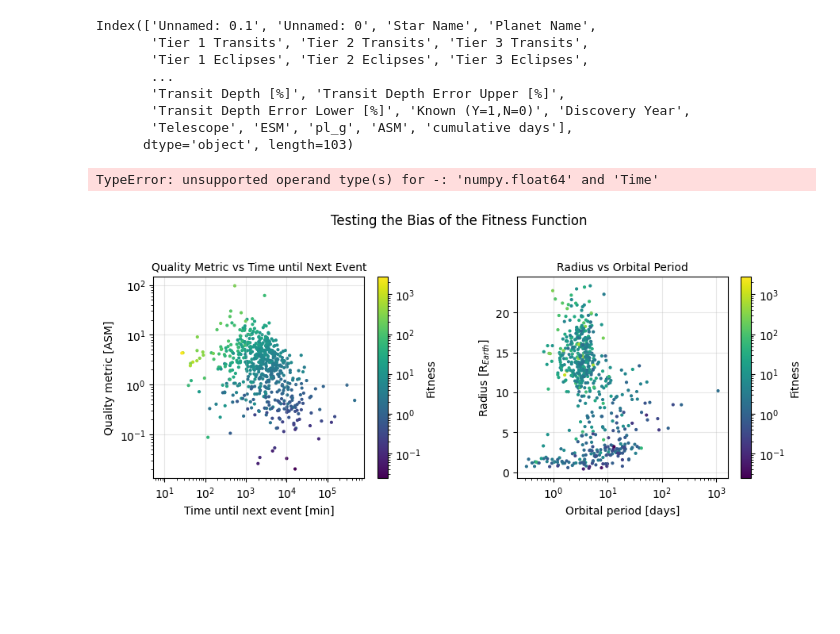
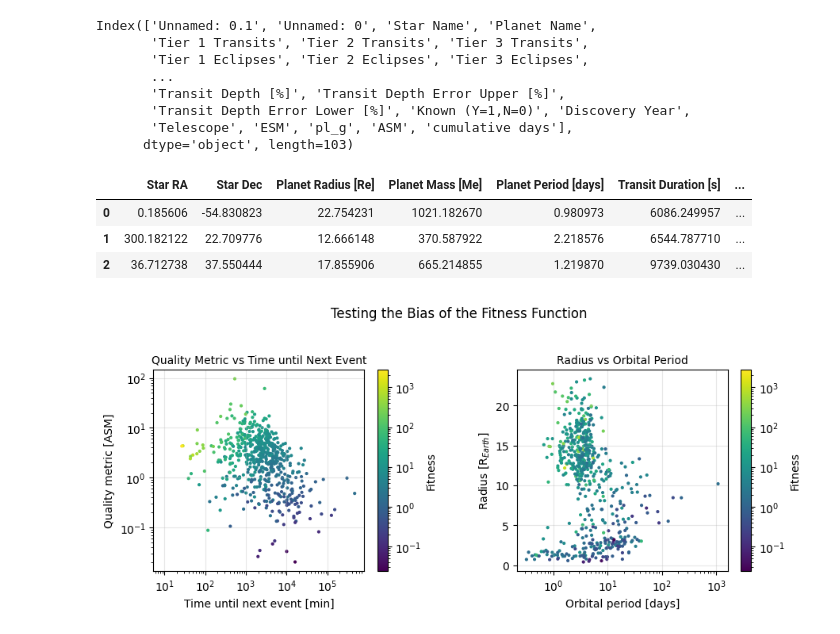
Before and after one commit to catlkx/Ariel-target-selection, a Jupyter notebook: fitness.ipynb, the cells around one changed output. Cells and saved outputs as stored; diff of their text form; code cells hidden in the pictures; blank space fills up the shorter version.

```diff
--- a/fitness.ipynb
+++ b/fitness.ipynb
@@ -137,32 +137,35 @@ Index(['Unnamed: 0.1', 'Unnamed: 0', 'Star Name', 'Planet Name',
 # %%
 current_pos = (0,0) # ra, dec
 
 targets = df[['Star RA', 'Star Dec', 'Planet Radius [Re]', 'Planet Mass [Me]', 'Planet Period [days]', 'Transit Duration [s]', 'ASM']]
 length = len(targets['Star RA'])
 targets = targets.assign(Distance=dist_angle(current_pos[1], current_pos[0], np.radians(targets['Star Dec']), np.radians(targets['Star RA'])))
 # targets = targets.assign(TTNT=np.random.random(length)*50)
 # targets = targets.assign(Quality=np.random.random(length)*100)
 targets = targets.assign(T_ref=T0)
 time = Time(59945, format='mjd')# MJD calendar (1201, Oct 12)
 
 for index, target in targets.iterrows():
         period = target['Planet Period [days]']
-        diff = time.value - target['T_ref']
-        time_till_transit = (period - (diff)) % period
+        diff = time - target['T_ref']
+        time_till_transit = (period - (diff.value)) % period
         fit_val, wait_time = fitness(target['Distance'],
                                     target['Transit Duration [s]']/60,
                                     period*24*60,
                                     time_till_transit*24*60,
                                     target['ASM'],
 
                                     )
         targets.at[index, 'Fitness'] = fit_val
         targets.at[index, 'Wait Time'] = wait_time
         targets.at[index, 'TTNT'] = time_till_transit*24*60
 
 targets.head(3)
 # %% [output]
-TypeError: unsupported operand type(s) for -: 'numpy.float64' and 'Time'
+|  | Star RA | Star Dec | Planet Radius [Re] | Planet Mass [Me] | Planet Period [days] | Transit Duration [s] | ... |
+| 0 | 0.185606 | -54.830823 | 22.754231 | 1021.182670 | 0.980973 | 6086.249957 | ... |
+| 1 | 300.182122 | 22.709776 | 12.666148 | 370.587922 | 2.218576 | 6544.787710 | ... |
+| 2 | 36.712738 | 37.550444 | 17.855906 | 665.214855 | 1.219870 | 9739.030430 | ... |
 # %%
 fig, axs = plt.subplots(1,2, sharey=False, layout='constrained', figsize=(10,4.5))
 plt.tight_layout(pad=6)
```
